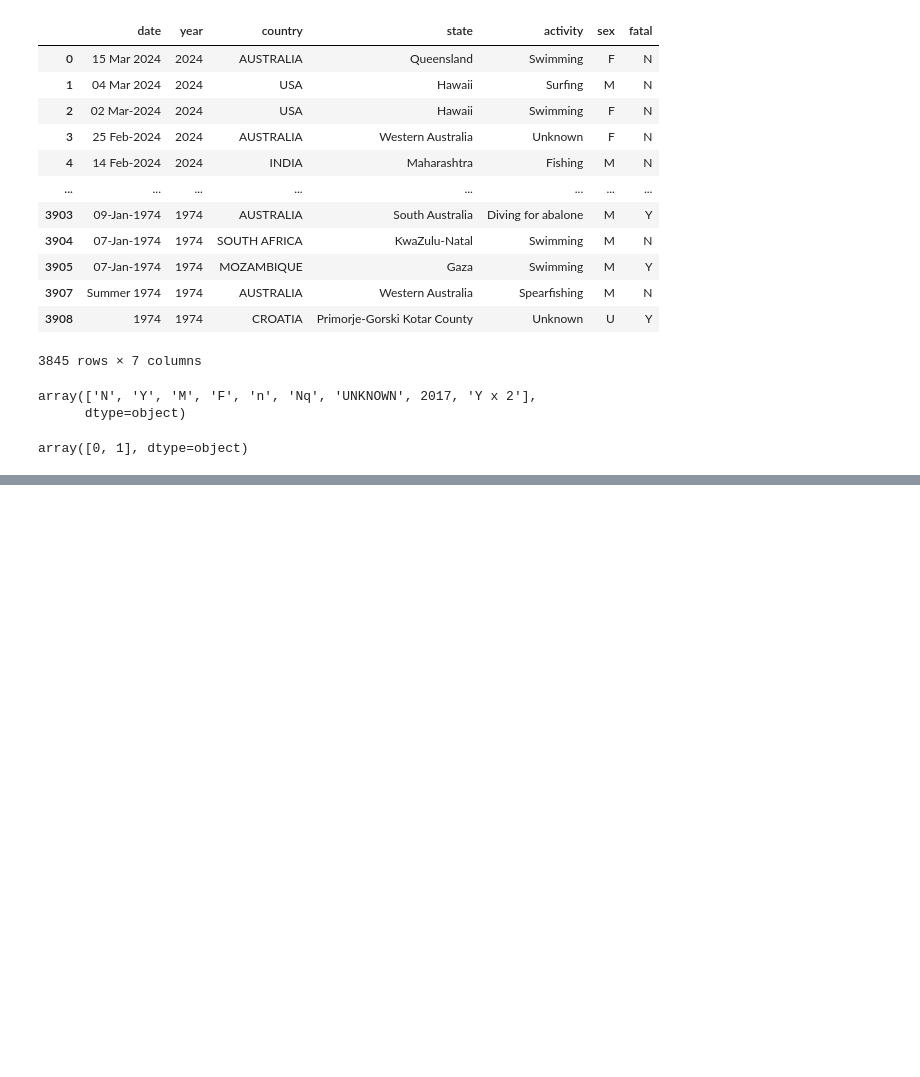
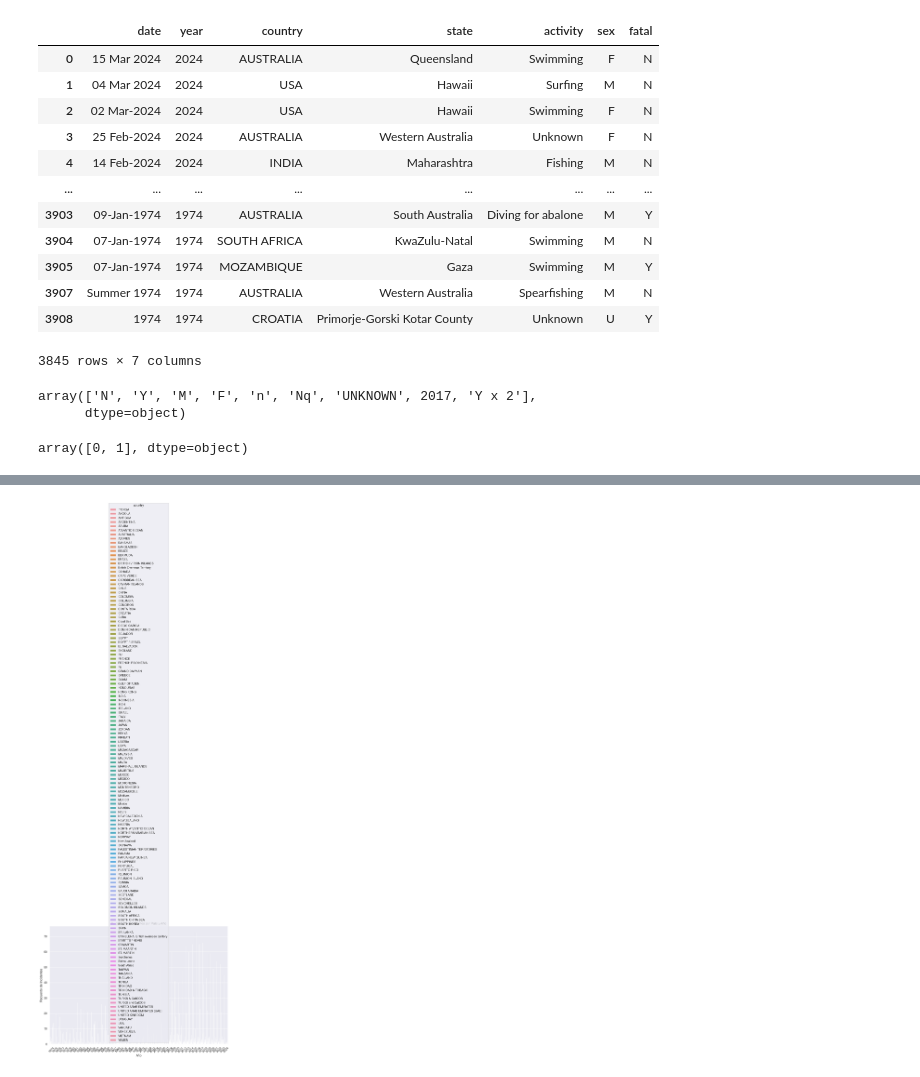
Before and after one commit to harimrys/Project-Shark-Attack-G1, a Jupyter notebook: main.ipynb, the cells around one changed output, grey strips where cells are left out. Cells and saved outputs as stored; diff of their text form; code cells hidden in the pictures; blank space fills up the shorter version.

```diff
--- a/main.ipynb
+++ b/main.ipynb
@@ -239,0 +244,4 @@ pivot_country
+# %%
+group = df.groupby(['country', 'year']).size().reset_index(name='count')
+
+print(group)
@@ -239,0 +263,12 @@ pivot_country
+# %%
+plt.figure(figsize=(12, 8))
+sns.barplot(x='year', y='count', hue='country', data=group)
+
+plt.title('Recuento de Incidentes por País y Año')
+plt.xlabel('Año')
+plt.ylabel('Recuento de Incidentes')
+plt.xticks(rotation=45)
+
+plt.show()
+# %% [output]
+[figure, added]
```
Also changed, not shown: parts of 6 cells of this notebook.
